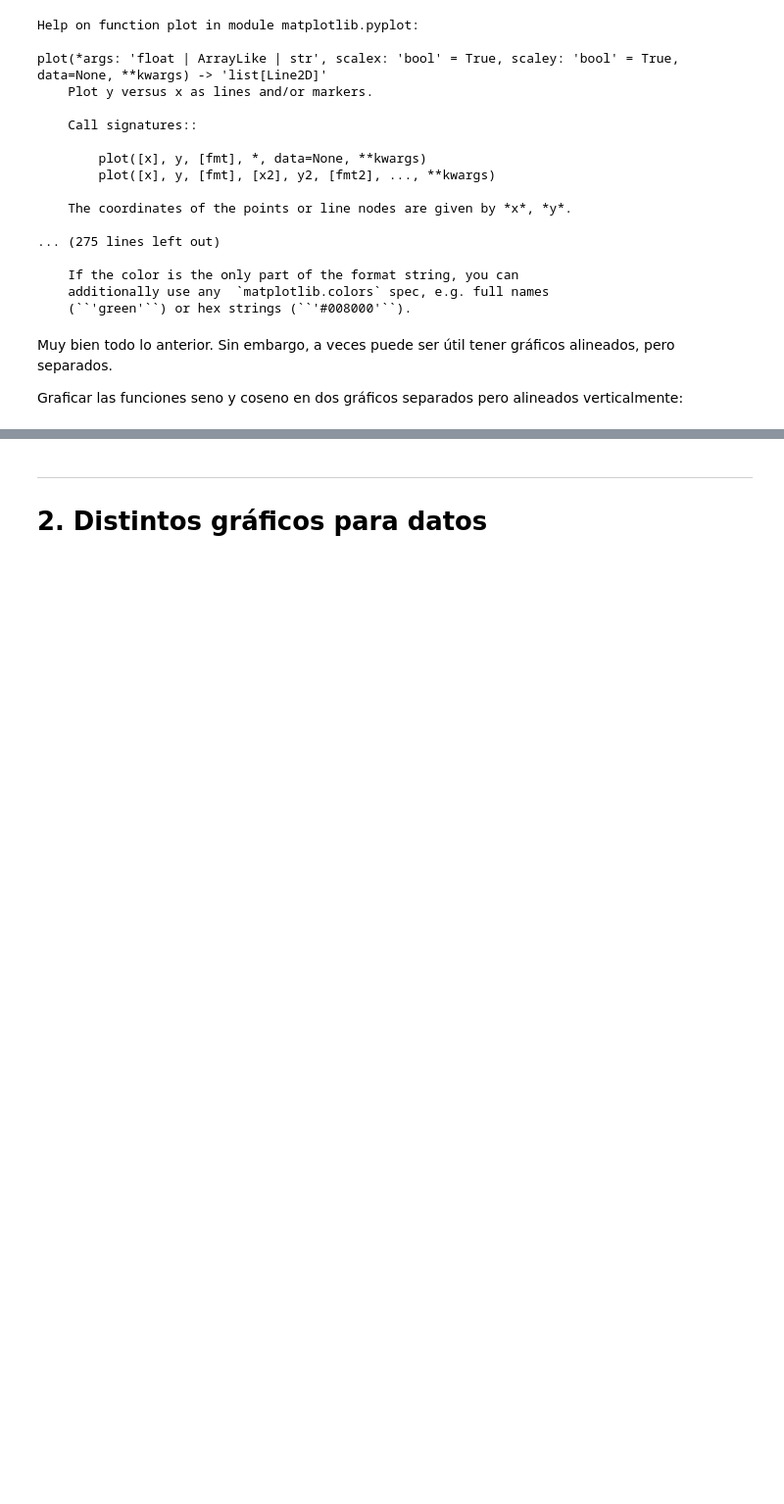
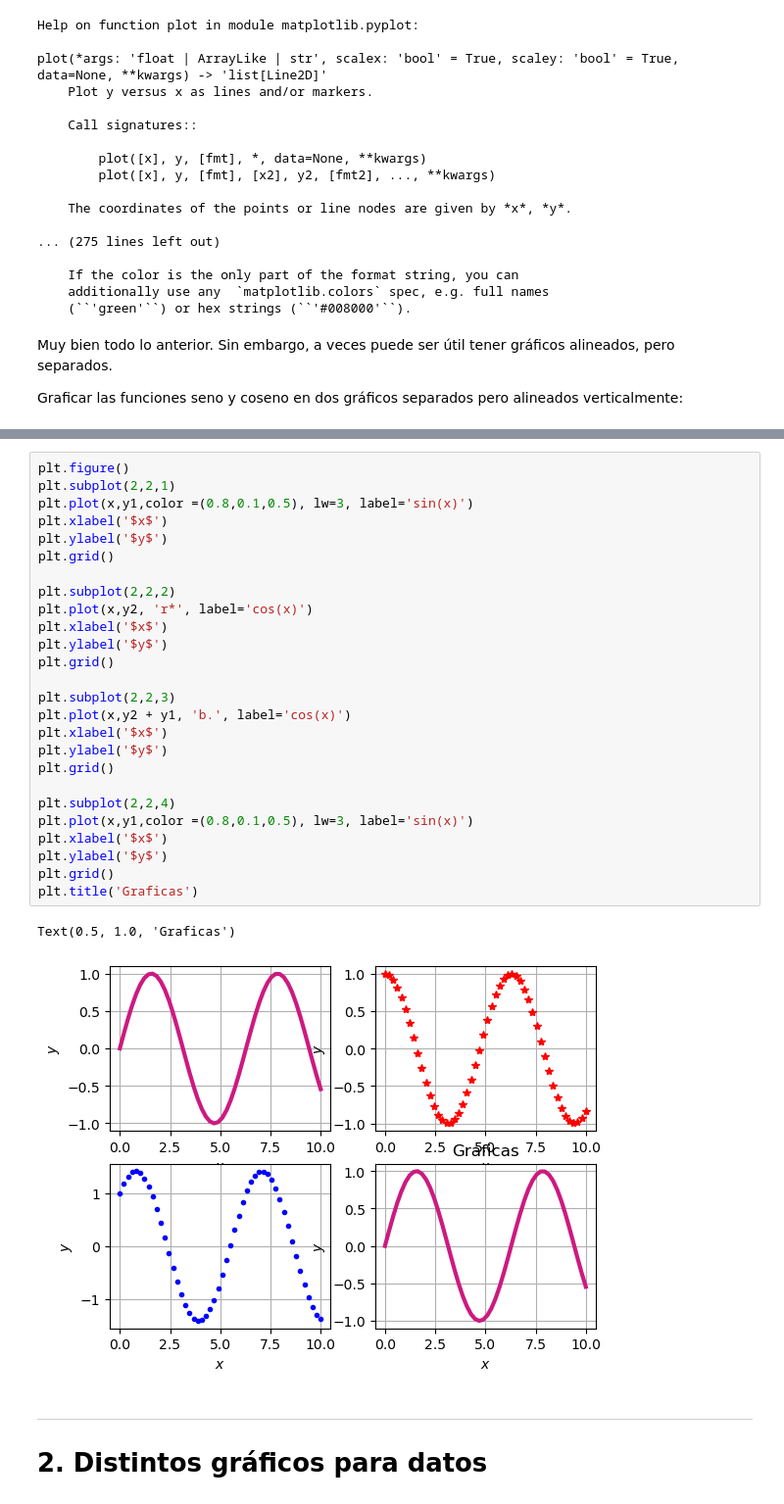
Before and after one commit to urielja/Introduccion_Aprendizaje_Automatico_2025, a Jupyter notebook: Modulo1_Clase_Resuelta/05- VisualizacionNumpyMatplotlib.ipynb, the cells around one changed output, grey strips where cells are left out. Shown: that part at 98% size. Drawn from its saved outputs; the diff is of its cells as text; blank space fills up the shorter version.

```diff
--- a/Modulo1_Clase_Resuelta/05- VisualizacionNumpyMatplotlib.ipynb
+++ b/Modulo1_Clase_Resuelta/05- VisualizacionNumpyMatplotlib.ipynb
@@ -169,3 +223,32 @@ Graficar las funciones seno y coseno en dos gráficos separados pero alineados v
+# %%
+plt.figure()
+plt.subplot(2,2,1)
+plt.plot(x,y1,color =(0.8,0.1,0.5), lw=3, label='sin(x)')
+plt.xlabel('$x$')
+plt.ylabel('$y$')
+plt.grid()
+
+plt.subplot(2,2,2)
+plt.plot(x,y2, 'r*', label='cos(x)')
+plt.xlabel('$x$')
+plt.ylabel('$y$')
+plt.grid()
+
+plt.subplot(2,2,3)
+plt.plot(x,y2 + y1, 'b.', label='cos(x)')
+plt.xlabel('$x$')
+plt.ylabel('$y$')
+plt.grid()
+
+plt.subplot(2,2,4)
+plt.plot(x,y1,color =(0.8,0.1,0.5), lw=3, label='sin(x)')
+plt.xlabel('$x$')
+plt.ylabel('$y$')
+plt.grid()
+plt.title('Graficas')
+# %% [output]
+Text(0.5, 1.0, 'Graficas')
+[figure, added]
 # %% [markdown]
 ___
 # 2. Distintos gráficos para datos
```
Also changed, not shown: parts of 24 cells of this notebook, 3 other files.
